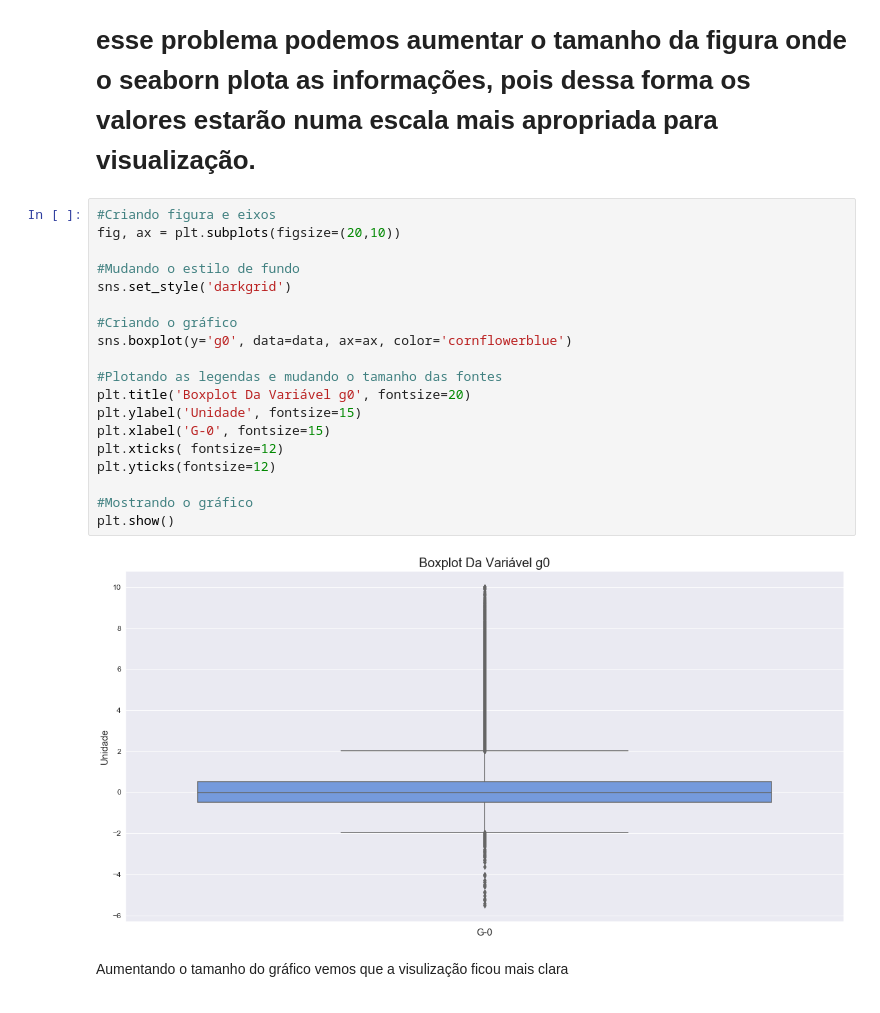
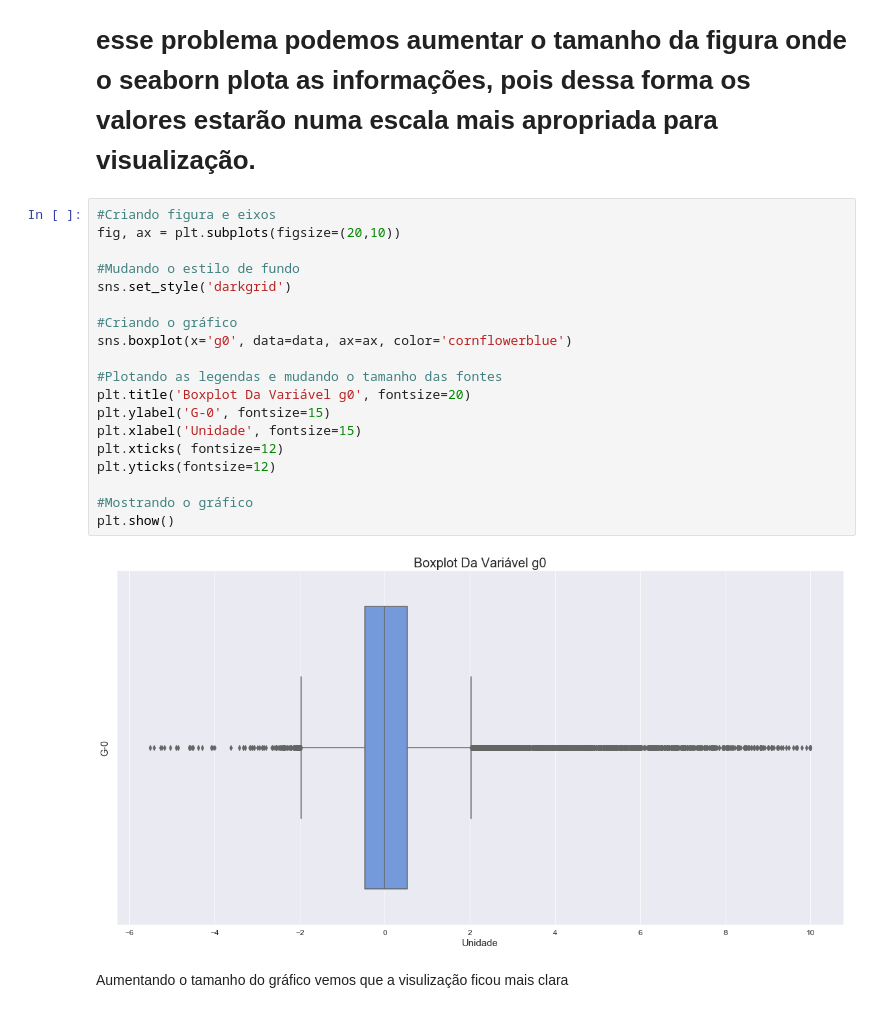
Before and after one commit to PedroHCAlmeida/imersao_dados3, a Jupyter notebook: Aula_2.ipynb, the cells around one changed output. Cells and saved outputs as stored; diff of their text form.

```diff
--- a/Aula_2.ipynb
+++ b/Aula_2.ipynb
@@ -179,24 +179,24 @@ plt.show()
 # %%
 #Criando figura e eixos
 fig, ax = plt.subplots(figsize=(20,10))
 
 #Mudando o estilo de fundo
 sns.set_style('darkgrid')
 
 #Criando o gráfico
-sns.boxplot(y='g0', data=data, ax=ax, color='cornflowerblue')
+sns.boxplot(x='g0', data=data, ax=ax, color='cornflowerblue')
 
 #Plotando as legendas e mudando o tamanho das fontes
 plt.title('Boxplot Da Variável g0', fontsize=20)
-plt.ylabel('Unidade', fontsize=15)
-plt.xlabel('G-0', fontsize=15)
+plt.ylabel('G-0', fontsize=15)
+plt.xlabel('Unidade', fontsize=15)
 plt.xticks( fontsize=12)
 plt.yticks(fontsize=12)
 
 #Mostrando o gráfico
 plt.show()
 # %% [output]
-[figure, old version]
+[figure, new version]
 # %% [markdown]
 Aumentando o tamanho do gráfico vemos que a visulização ficou mais clara
 # %% [markdown]
```
